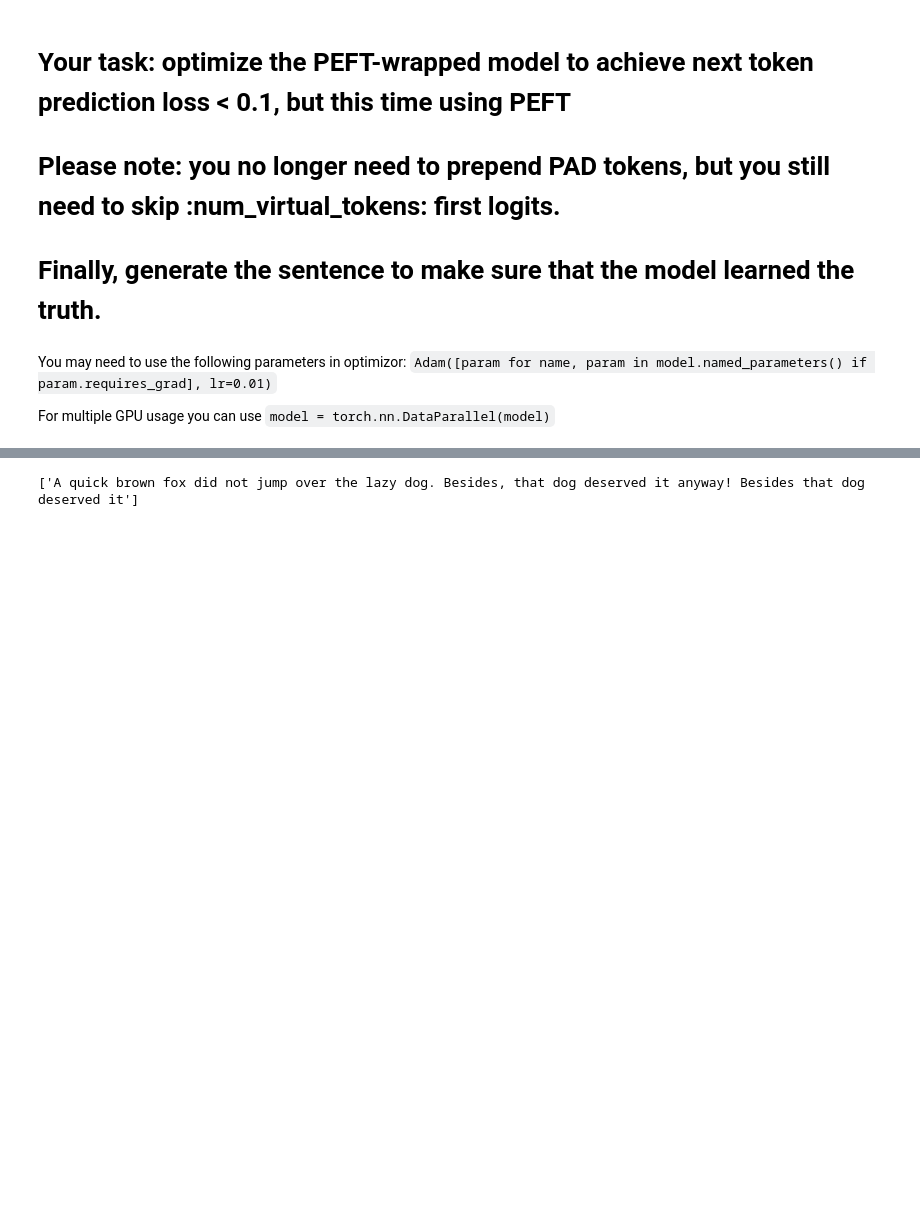
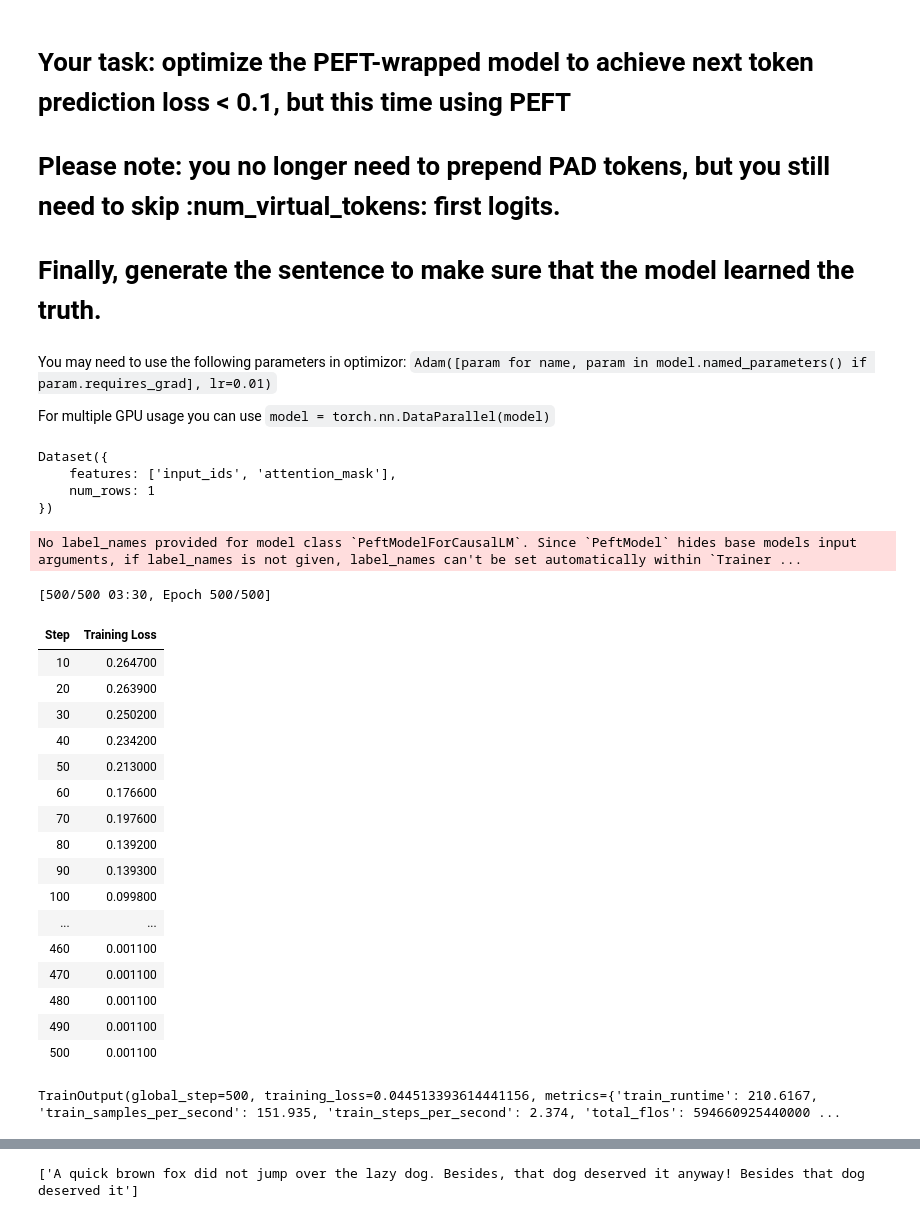
Before and after one commit to Log45/RIT_LLM, a Jupyter notebook: Week08_peft/homework_07.ipynb, the cells around one changed output, grey strips where cells are left out. Drawn from its saved outputs; the diff is of its cells as text; code cells hidden in the pictures; blank space fills up the shorter version.

```diff
--- a/Week08_peft/homework_07.ipynb
+++ b/Week08_peft/homework_07.ipynb
@@ -106,3 +123,61 @@ For multiple GPU usage you can use `model = torch.nn.DataParallel(model)`
 """# Your task: optimize the PEFT-wrapped model to achieve next token prediction loss < 0.1, but this time using PEFT
 # Please note: you no longer need to prepend PAD tokens, but you still need to skip :num_virtual_tokens: first logits.
 # Finally, generate the sentence to make sure that the model learned the truth."""
+
+from datasets import Dataset
+# Define prompt and completion
+texts = ["A quick brown fox did not jump over the lazy dog. Besides, that dog deserved it anyway!"]
+
+# Tokenizing the data
+def tokenize_function(examples):
+    return tokenizer(examples["text"], padding="max_length", truncation=True, max_length=30)
+
+# Create a dataset
+dataset = Dataset.from_dict({"text": texts})
+tokenized_dataset = dataset.map(tokenize_function, batched=True)
+
+# Drop the original text column (optional)
+tokenized_dataset = tokenized_dataset.remove_columns(["text"])
+tokenized_dataset
+# %% [output]
+Dataset({
+    features: ['input_ids', 'attention_mask'],
+    num_rows: 1
+})
+# %%
+model._hf_peft_config_loaded = True  # silence a warning from HF trainer for hand-made LoRA
+
+
+trainer = transformers.Trainer(
+    model=model, train_dataset=tokenized_dataset,
+    args=transformers.TrainingArguments(
+        per_device_train_batch_size=4, gradient_accumulation_steps=16,
+        # note: if you want larger batch size, increase gradient_accumulation_steps
+        warmup_steps=250, max_steps=500, learning_rate=0.01, fp16=True,
+        logging_steps=10, output_dir='outputs', report_to="none"), # Unse repotr_to=None for Wandb
+    data_collator=transformers.DataCollatorForLanguageModeling(tokenizer, mlm=False)
+)
+# if you see cache warnings, set `model.config.use_cache = False` to silence them. Please re-enable for inference!
+
+trainer.train()
+# %% [output]
+No label_names provided for model class `PeftModelForCausalLM`. Since `PeftModel` hides base models input arguments, if label_names is not given, label_names can't be set automatically within `Trainer ...
+[500/500 03:30, Epoch 500/500]
+| Step | Training Loss |
+| 10 | 0.264700 |
+| 20 | 0.263900 |
+| 30 | 0.250200 |
+| 40 | 0.234200 |
+| 50 | 0.213000 |
+| 60 | 0.176600 |
+| 70 | 0.197600 |
+| 80 | 0.139200 |
+| 90 | 0.139300 |
+| 100 | 0.099800 |
+| ... | ... |
+| 460 | 0.001100 |
+| 470 | 0.001100 |
+| 480 | 0.001100 |
+| 490 | 0.001100 |
+| 500 | 0.001100 |
+TrainOutput(global_step=500, training_loss=0.044513393614441156, metrics={'train_runtime': 210.6167, 'train_samples_per_second': 151.935, 'train_steps_per_second': 2.374, 'total_flos': 594660925440000 ...
```
Also changed, not shown: parts of 7 cells of this notebook.
